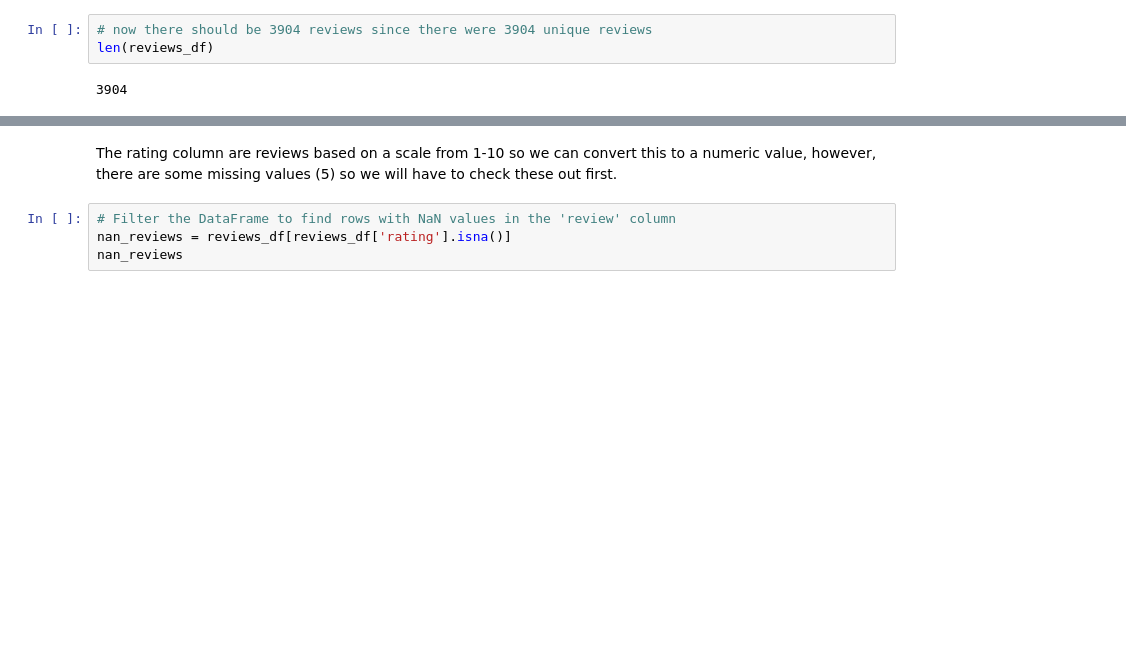
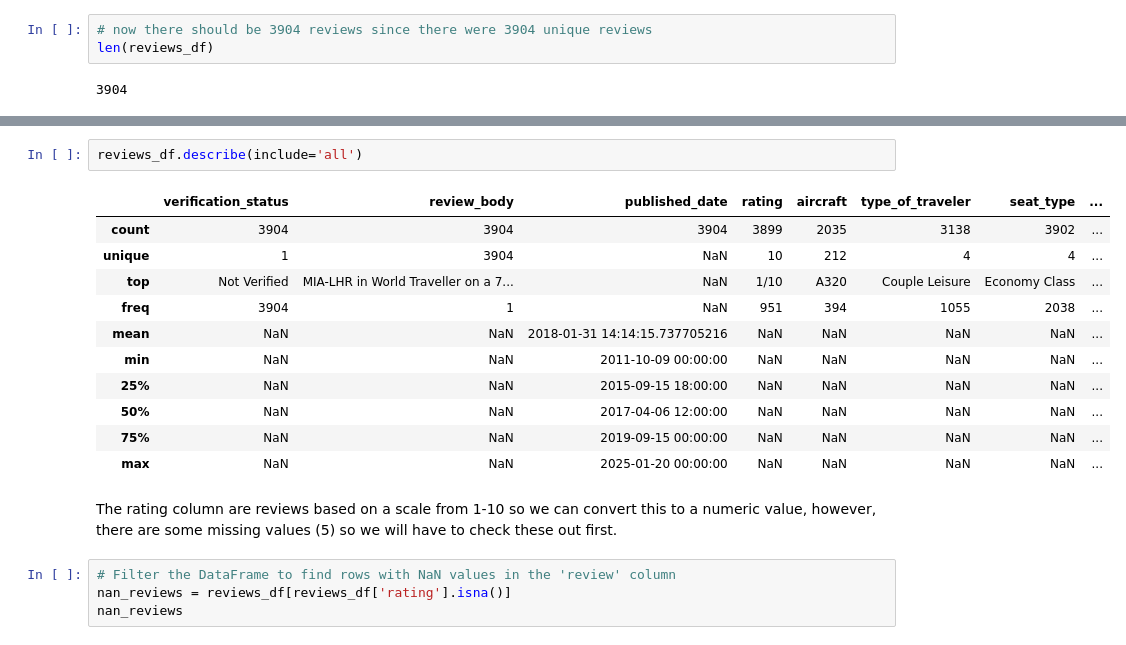
Before and after one commit to ryslipe/british_airlines, a Jupyter notebook: notebooks/01_load_and_validate_raw_data.ipynb, the cells around one changed output, grey strips where cells are left out. Saved outputs shown, nothing was run; the diff lists cells and outputs as text; blank space fills up the shorter version.

```diff
--- a/notebooks/01_load_and_validate_raw_data.ipynb
+++ b/notebooks/01_load_and_validate_raw_data.ipynb
@@ -184,3 +225,17 @@ len(reviews_df)
+# %%
+reviews_df.describe(include='all')
+# %% [output]
+|  | verification_status | review_body | published_date | rating | aircraft | type_of_traveler | seat_type | ... |
+| count | 3904 | 3904 | 3904 | 3899 | 2035 | 3138 | 3902 | ... |
+| unique | 1 | 3904 | NaN | 10 | 212 | 4 | 4 | ... |
+| top | Not Verified | MIA-LHR in World Traveller on a 7... | NaN | 1/10 | A320 | Couple Leisure | Economy Class | ... |
+| freq | 3904 | 1 | NaN | 951 | 394 | 1055 | 2038 | ... |
+| mean | NaN | NaN | 2018-01-31 14:14:15.737705216 | NaN | NaN | NaN | NaN | ... |
+| min | NaN | NaN | 2011-10-09 00:00:00 | NaN | NaN | NaN | NaN | ... |
+| 25% | NaN | NaN | 2015-09-15 18:00:00 | NaN | NaN | NaN | NaN | ... |
+| 50% | NaN | NaN | 2017-04-06 12:00:00 | NaN | NaN | NaN | NaN | ... |
+| 75% | NaN | NaN | 2019-09-15 00:00:00 | NaN | NaN | NaN | NaN | ... |
+| max | NaN | NaN | 2025-01-20 00:00:00 | NaN | NaN | NaN | NaN | ... |
 # %% [markdown]
 The rating column are reviews based on a scale from 1-10 so we can convert this to a numeric value, however, there are some missing values (5) so we will have to check these out first.
 # %%
```
Also changed, not shown: parts of 10 cells of this notebook, 2 other files.
